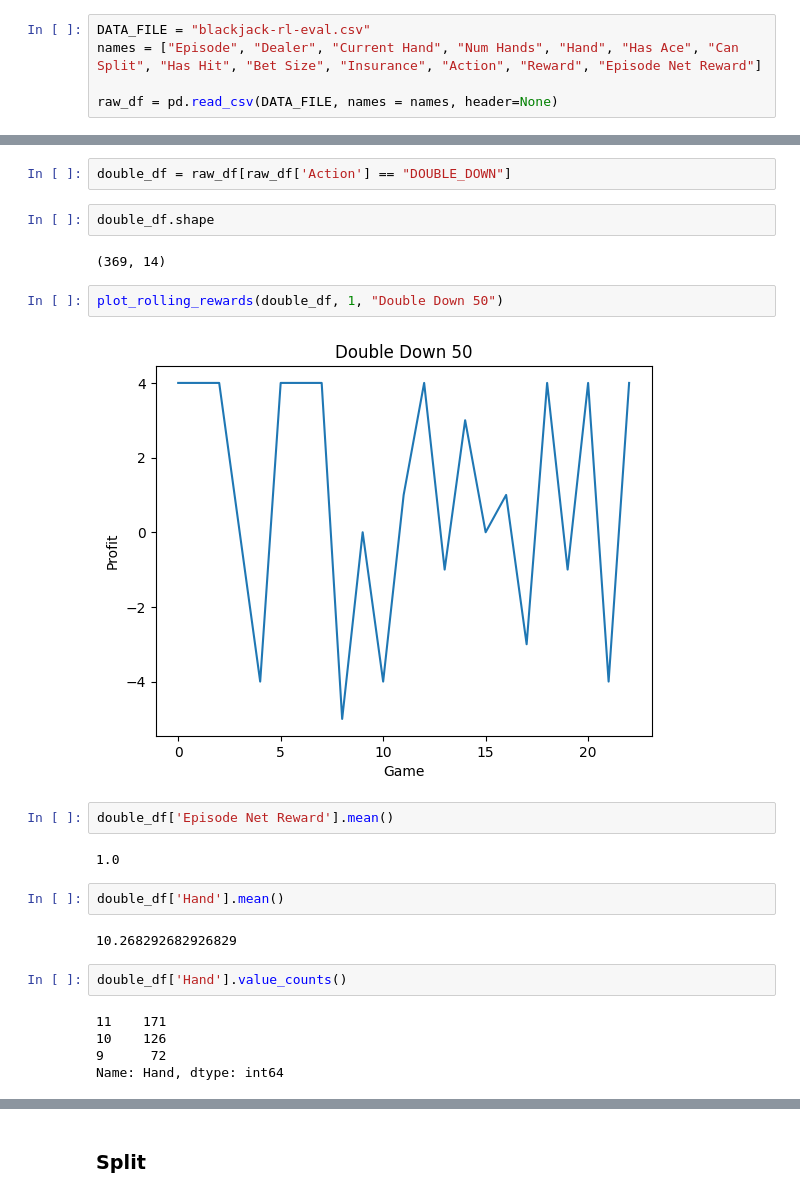
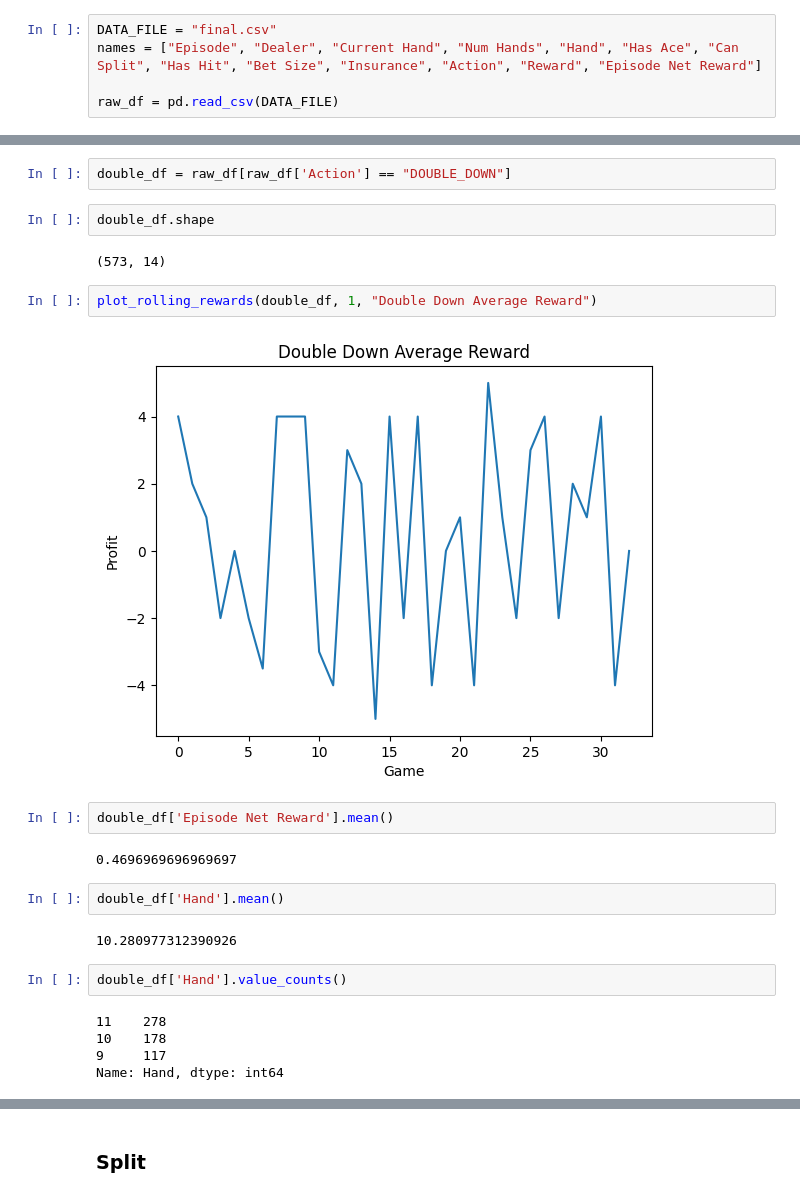
Before and after one commit to tuneerroy/rl-blackjack, a Jupyter notebook: Blackjack_RL.ipynb, the cells around one changed output, grey strips where cells are left out. Cells and saved outputs as stored; diff of their text form.

```diff
--- a/Blackjack_RL.ipynb
+++ b/Blackjack_RL.ipynb
@@ -14,8 +5,8 @@ pd.read_csv("blackjack-rl.csv").head()
 # %%
-DATA_FILE = "blackjack-rl-eval.csv"
+DATA_FILE = "final.csv"
 names = ["Episode", "Dealer", "Current Hand", "Num Hands", "Hand", "Has Ace", "Can Split", "Has Hit", "Bet Size", "Insurance", "Action", "Reward", "Episode Net Reward"]
 
-raw_df = pd.read_csv(DATA_FILE, names = names, header=None)
+raw_df = pd.read_csv(DATA_FILE)
 # %%
 raw_df.head()
 # %% [output]
@@ -166,25 +199,25 @@ double_df = raw_df[raw_df['Action'] == "DOUBLE_DOWN"]
 # %%
 double_df.shape
 # %% [output]
-(369, 14)
+(573, 14)
 # %%
-plot_rolling_rewards(double_df, 1, "Double Down 50")
+plot_rolling_rewards(double_df, 1, "Double Down Average Reward")
 # %% [output]
-[figure, old version]
+[figure, new version]
 # %%
 double_df['Episode Net Reward'].mean()
 # %% [output]
-1.0
+0.4696969696969697
 # %%
 double_df['Hand'].mean()
 # %% [output]
-10.268292682926829
+10.280977312390926
 # %%
 double_df['Hand'].value_counts()
 # %% [output]
-11    171
-10    126
-9      72
+11    278
+10    178
+9     117
 Name: Hand, dtype: int64
 # %%
 plot_proportion_hands(double_df['Hand'].value_counts(), hands_df, "Proportion of hands doubled down")
```
Also changed, not shown: parts of 43 cells of this notebook.
